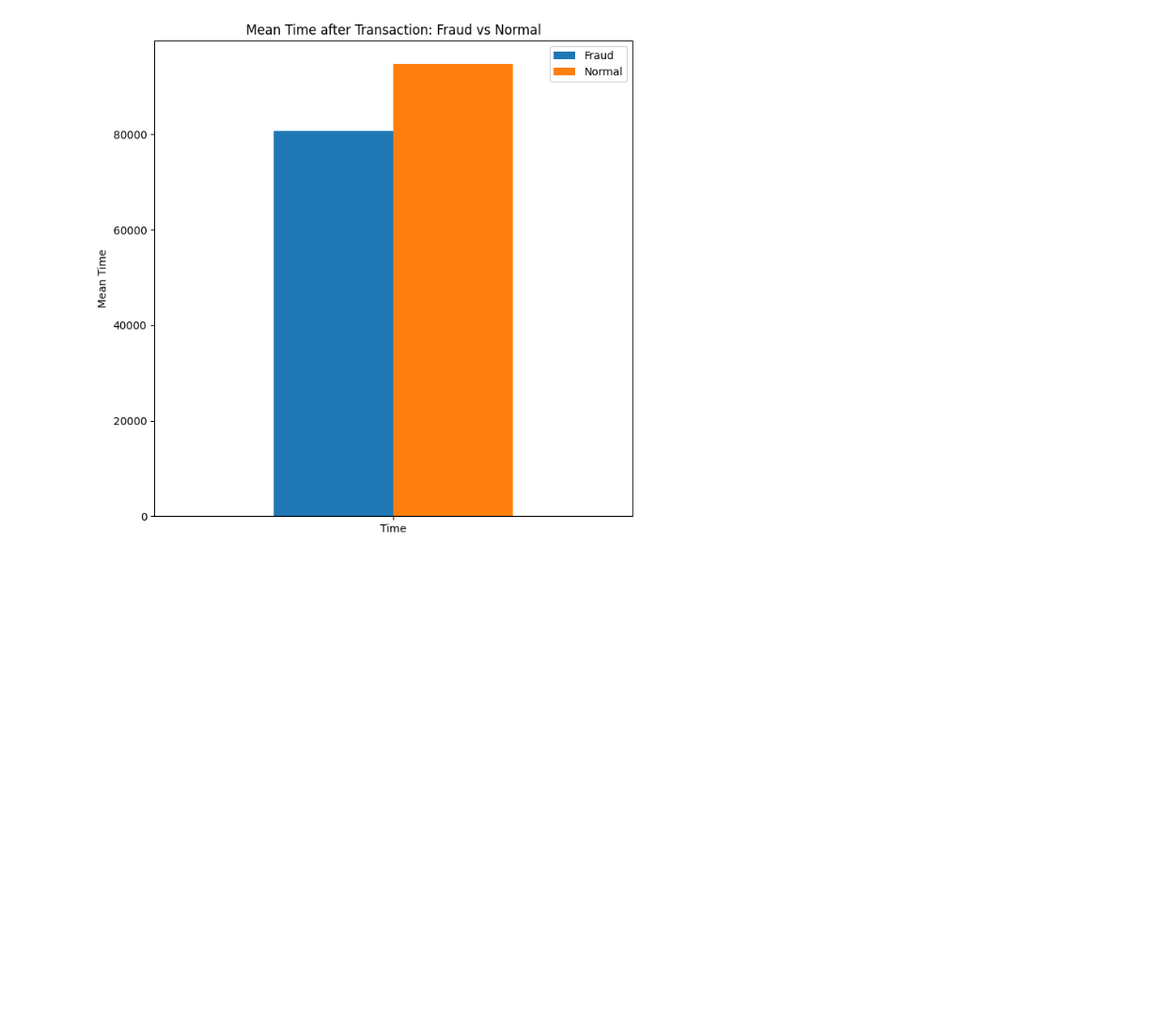
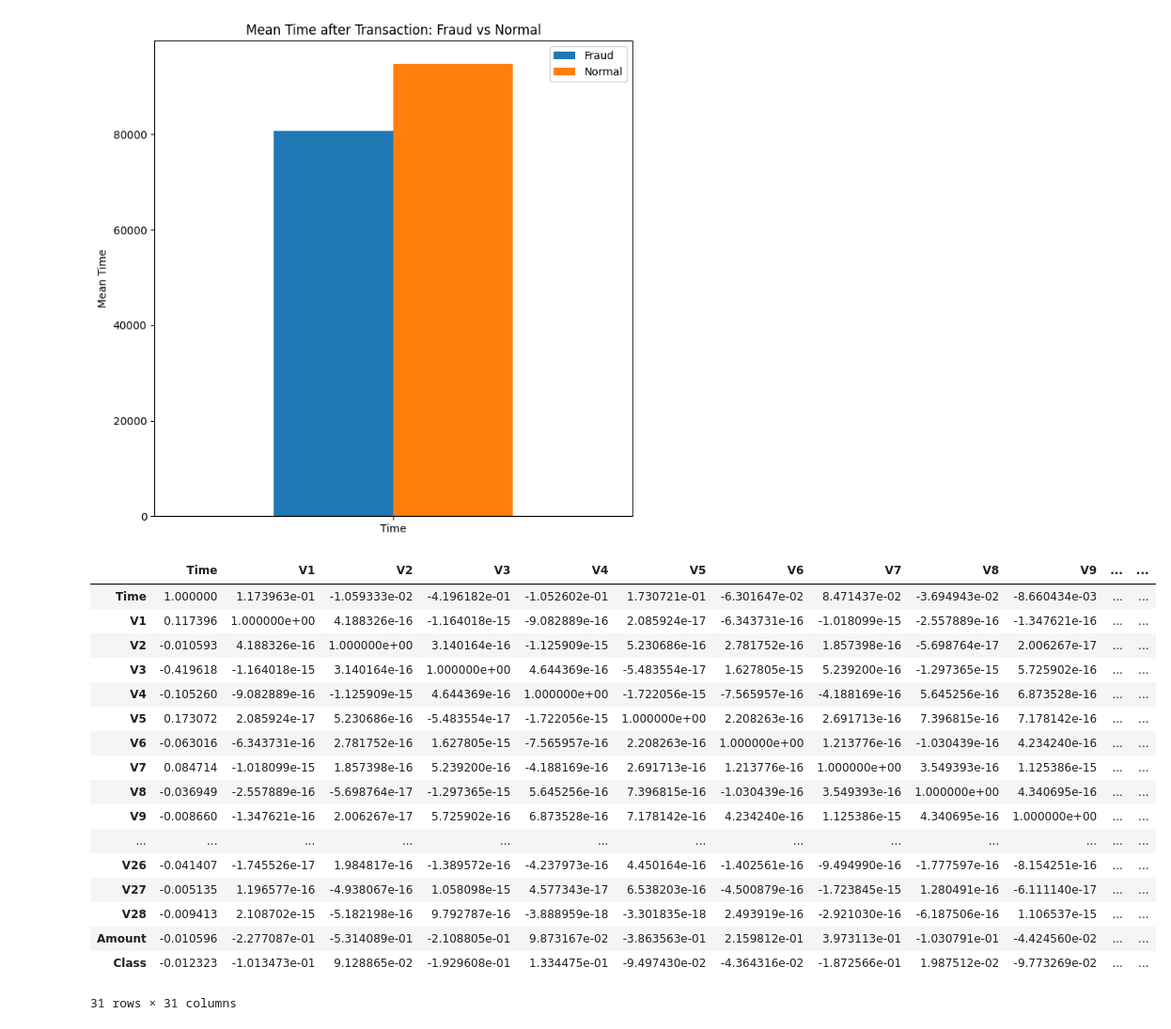
Before and after one commit to R3Nexe/Fraud_detection, a Jupyter notebook: notebooks/01_eda.ipynb, the cells around one changed output. Shown at 94% size. Saved outputs shown, nothing was run; the diff lists cells and outputs as text; code cells hidden in the pictures; blank space fills up the shorter version.

```diff
--- a/notebooks/01_eda.ipynb
+++ b/notebooks/01_eda.ipynb
@@ -87,3 +87,24 @@ plt.xticks(rotation=0)
 plt.show()
 # %% [output]
 [figure]
+# %%
+df.corr()
+# %% [output]
+|  | Time | V1 | V2 | V3 | V4 | V5 | V6 | V7 | V8 | V9 | ... | ... |
+| Time | 1.000000 | 1.173963e-01 | -1.059333e-02 | -4.196182e-01 | -1.052602e-01 | 1.730721e-01 | -6.301647e-02 | 8.471437e-02 | -3.694943e-02 | -8.660434e-03 | ... | ... |
+| V1 | 0.117396 | 1.000000e+00 | 4.188326e-16 | -1.164018e-15 | -9.082889e-16 | 2.085924e-17 | -6.343731e-16 | -1.018099e-15 | -2.557889e-16 | -1.347621e-16 | ... | ... |
+| V2 | -0.010593 | 4.188326e-16 | 1.000000e+00 | 3.140164e-16 | -1.125909e-15 | 5.230686e-16 | 2.781752e-16 | 1.857398e-16 | -5.698764e-17 | 2.006267e-17 | ... | ... |
+| V3 | -0.419618 | -1.164018e-15 | 3.140164e-16 | 1.000000e+00 | 4.644369e-16 | -5.483554e-17 | 1.627805e-15 | 5.239200e-16 | -1.297365e-15 | 5.725902e-16 | ... | ... |
+| V4 | -0.105260 | -9.082889e-16 | -1.125909e-15 | 4.644369e-16 | 1.000000e+00 | -1.722056e-15 | -7.565957e-16 | -4.188169e-16 | 5.645256e-16 | 6.873528e-16 | ... | ... |
+| V5 | 0.173072 | 2.085924e-17 | 5.230686e-16 | -5.483554e-17 | -1.722056e-15 | 1.000000e+00 | 2.208263e-16 | 2.691713e-16 | 7.396815e-16 | 7.178142e-16 | ... | ... |
+| V6 | -0.063016 | -6.343731e-16 | 2.781752e-16 | 1.627805e-15 | -7.565957e-16 | 2.208263e-16 | 1.000000e+00 | 1.213776e-16 | -1.030439e-16 | 4.234240e-16 | ... | ... |
+| V7 | 0.084714 | -1.018099e-15 | 1.857398e-16 | 5.239200e-16 | -4.188169e-16 | 2.691713e-16 | 1.213776e-16 | 1.000000e+00 | 3.549393e-16 | 1.125386e-15 | ... | ... |
+| V8 | -0.036949 | -2.557889e-16 | -5.698764e-17 | -1.297365e-15 | 5.645256e-16 | 7.396815e-16 | -1.030439e-16 | 3.549393e-16 | 1.000000e+00 | 4.340695e-16 | ... | ... |
+| V9 | -0.008660 | -1.347621e-16 | 2.006267e-17 | 5.725902e-16 | 6.873528e-16 | 7.178142e-16 | 4.234240e-16 | 1.125386e-15 | 4.340695e-16 | 1.000000e+00 | ... | ... |
+| ... | ... | ... | ... | ... | ... | ... | ... | ... | ... | ... | ... | ... |
+| V26 | -0.041407 | -1.745526e-17 | 1.984817e-16 | -1.389572e-16 | -4.237973e-16 | 4.450164e-16 | -1.402561e-16 | -9.494990e-16 | -1.777597e-16 | -8.154251e-16 | ... | ... |
+| V27 | -0.005135 | 1.196577e-16 | -4.938067e-16 | 1.058098e-15 | 4.577343e-17 | 6.538203e-16 | -4.500879e-16 | -1.723845e-15 | 1.280491e-16 | -6.111140e-17 | ... | ... |
+| V28 | -0.009413 | 2.108702e-15 | -5.182198e-16 | 9.792787e-16 | -3.888959e-18 | -3.301835e-18 | 2.493919e-16 | -2.921030e-16 | -6.187506e-16 | 1.106537e-15 | ... | ... |
+| Amount | -0.010596 | -2.277087e-01 | -5.314089e-01 | -2.108805e-01 | 9.873167e-02 | -3.863563e-01 | 2.159812e-01 | 3.973113e-01 | -1.030791e-01 | -4.424560e-02 | ... | ... |
+| Class | -0.012323 | -1.013473e-01 | 9.128865e-02 | -1.929608e-01 | 1.334475e-01 | -9.497430e-02 | -4.364316e-02 | -1.872566e-01 | 1.987512e-02 | -9.773269e-02 | ... | ... |
+31 rows × 31 columns
```
Also changed, not shown: parts of 3 cells of this notebook, 6 other files.
